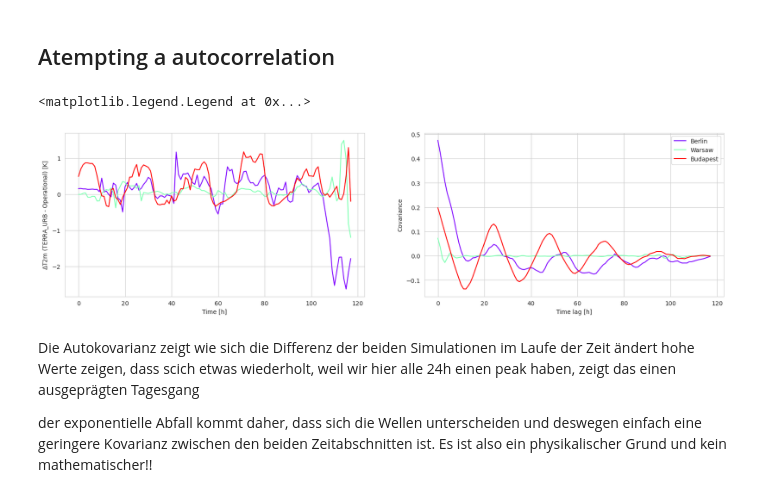
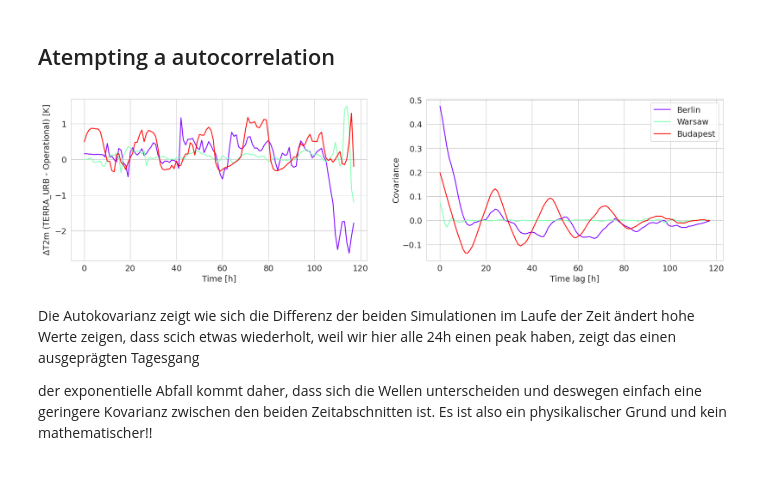
Before and after one commit to maymeret/master_thesis, a Jupyter notebook: 2021_cEU_lineplots_ensemble.ipynb, the cells around one changed output. Cells and saved outputs as stored; diff of their text form; code cells hidden in the pictures.

```diff
--- a/2021_cEU_lineplots_ensemble.ipynb
+++ b/2021_cEU_lineplots_ensemble.ipynb
@@ -333,29 +333,32 @@ auto_cov['Budapest'] = sm.tsa.stattools.acovf(T_2M_WU_cEU_dim_hour_det.isel(cell
 # %%
 fig,axes = plt.subplots(1,2,figsize=(20,5))
 colors = plt.cm.rainbow(np.linspace(0, 1, 3))
-#colors = ['#006699', '#33ccff', '#99d6ff']
 
 ort = ['Berlin', 'Warsaw', 'Budapest']
 
 for i in range(3):
     axes[0].plot(T_2M_WU_cEU_dim_hour_det.isel(cell=i).values - T_2M_NU_cEU_dim_hour_det.isel(cell=i).values,
                  label='urban - operational', color=colors[i])
 
-axes[0].set_ylabel('$\Delta$T2m (TERRA_URB - Operational) [K]')
-axes[0].set_xlabel('Time [h]')
+axes[0].set_ylabel('$\Delta$T2m (TERRA_URB - Operational) [K]', fontsize = 14)
+axes[0].set_xlabel('Time [h]', fontsize = 14)
+axes[0].tick_params(axis='y', labelsize=14)
+axes[0].tick_params(axis='x', labelsize=14)
 
 
 for i, city in enumerate(ort):
     axes[1].plot(auto_cov[city], color=colors[i], label=city)
 
-axes[1].set_ylabel('Covariance')
-axes[1].set_xlabel('Time lag [h]')
-axes[1].legend()
+axes[1].set_ylabel('Covariance', fontsize = 14)
+axes[1].set_xlabel('Time lag [h]', fontsize = 14)
+axes[1].legend(fontsize = 14)
+axes[1].tick_params(axis='y', labelsize=14)
+axes[1].tick_params(axis='x', labelsize=14)
+
 
 plt.savefig('../plots_2024/cEU_autocovariance_2021.jpeg')
 # %% [output]
-<matplotlib.legend.Legend at 0x...>
-[figure, old version]
+[figure, new version]
 # %% [markdown]
 Die Autokovarianz zeigt wie sich die Differenz der beiden Simulationen im Laufe der Zeit ändert
 hohe Werte zeigen, dass scich etwas wiederholt, weil wir hier alle 24h einen peak haben, zeigt das einen ausgeprägten Tagesgang
```
Also changed, not shown: parts of 2 cells of this notebook, 2 other files.
